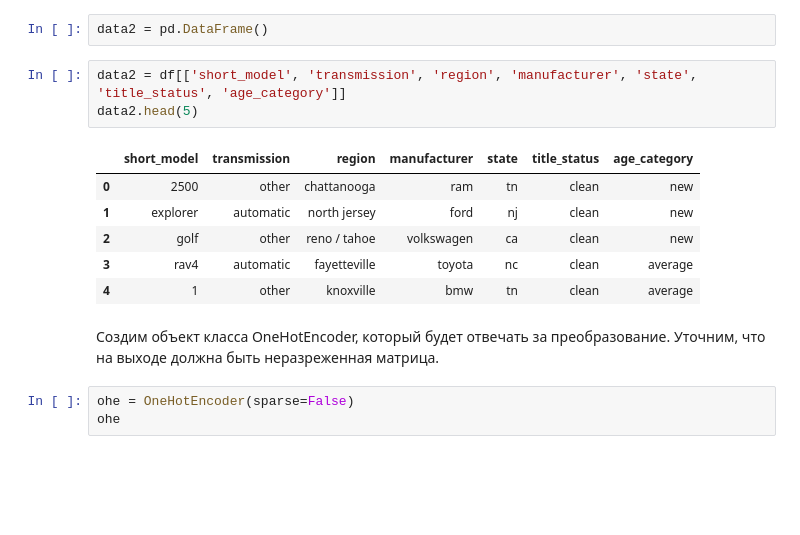
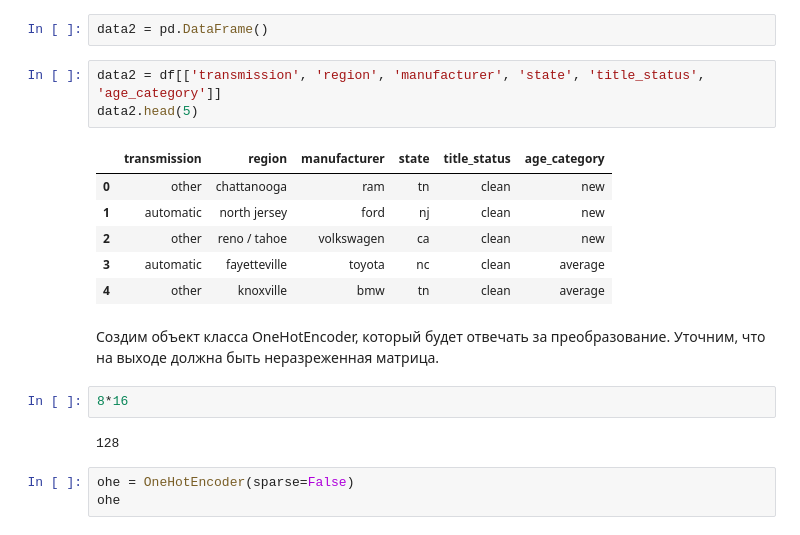
Before and after one commit to kurmakaevAlsu/ML_kurs2022, a Jupyter notebook: Feature_Engeering/Feature_Engineering.ipynb, the cells around one changed output. Saved outputs shown, nothing was run; the diff lists cells and outputs as text; blank space fills up the shorter version.

```diff
--- a/Feature_Engeering/Feature_Engineering.ipynb
+++ b/Feature_Engeering/Feature_Engineering.ipynb
@@ -103,17 +118,21 @@ dtype: int64
 # %%
 data2 = pd.DataFrame()
 # %%
-data2 = df[['short_model', 'transmission', 'region', 'manufacturer', 'state', 'title_status', 'age_category']]
+data2 = df[['transmission', 'region', 'manufacturer', 'state', 'title_status', 'age_category']]
 data2.head(5)
 # %% [output]
-|  | short_model | transmission | region | manufacturer | state | title_status | age_category |
-| 0 | 2500 | other | chattanooga | ram | tn | clean | new |
-| 1 | explorer | automatic | north jersey | ford | nj | clean | new |
-| 2 | golf | other | reno / tahoe | volkswagen | ca | clean | new |
-| 3 | rav4 | automatic | fayetteville | toyota | nc | clean | average |
-| 4 | 1 | other | knoxville | bmw | tn | clean | average |
+|  | transmission | region | manufacturer | state | title_status | age_category |
+| 0 | other | chattanooga | ram | tn | clean | new |
+| 1 | automatic | north jersey | ford | nj | clean | new |
+| 2 | other | reno / tahoe | volkswagen | ca | clean | new |
+| 3 | automatic | fayetteville | toyota | nc | clean | average |
+| 4 | other | knoxville | bmw | tn | clean | average |
 # %% [markdown]
 Создим объект класса OneHotEncoder, который будет отвечать за преобразование. Уточним, что на выходе должна быть неразреженная матрица.
+# %%
+8*16
+# %% [output]
+128
 # %%
 ohe = OneHotEncoder(sparse=False)
 ohe
```
Also changed, not shown: parts of 25 cells of this notebook, 7 other files.
